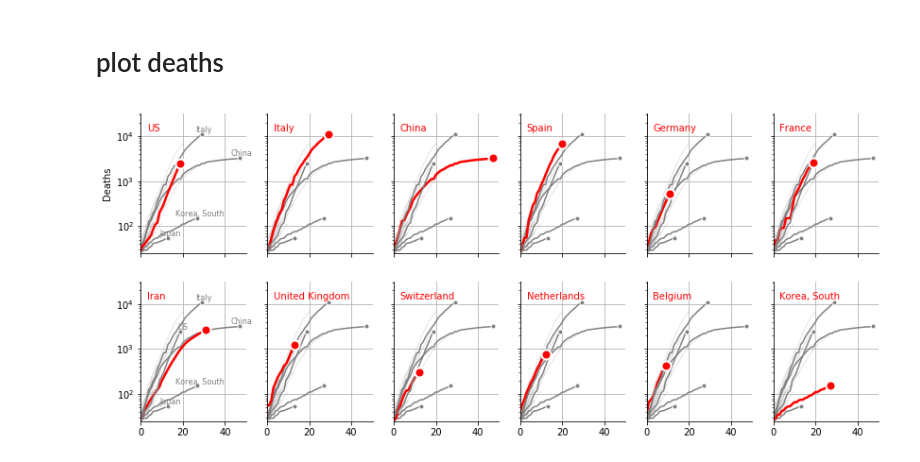
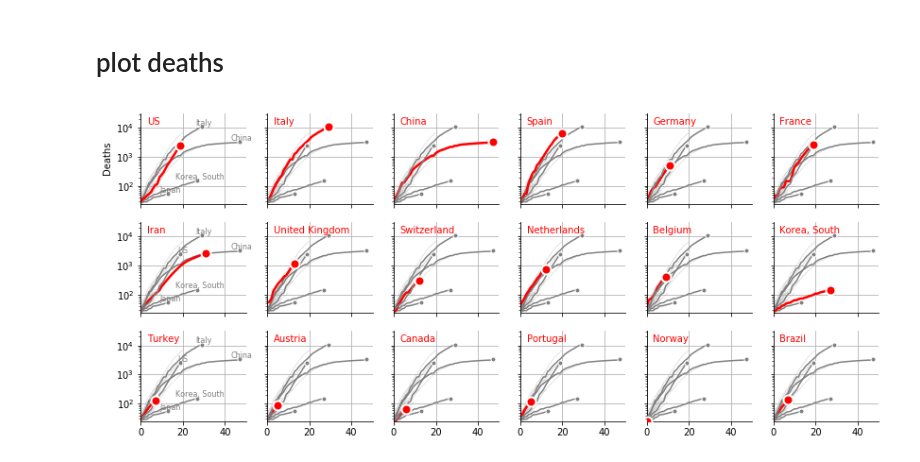
Before and after one commit to tlmohren/Covid19_analysis, a Jupyter notebook: JHUdata_country_log.ipynb, the cells around one changed output. Cells and saved outputs as stored; diff of their text form; code cells hidden in the pictures.

```diff
--- a/JHUdata_country_log.ipynb
+++ b/JHUdata_country_log.ipynb
@@ -355,7 +364,7 @@ def plot_highlight( ax_p, goal_country, df_country_pl):
 
     return ax_p
 
-dy = 2
+dy = 3
 dx = 6
 fig, ax = plt.subplots( dy,dx ,figsize=(14,6))
 
@@ -367,31 +376,31 @@ for i, (ax_1, goal_country) in enumerate( zip(ax.reshape(-1), sorted_names[:(dy*
         for country in threshold_countries:
             if (country in notable_countries) &( country not in goal_country):
                 bool_country = df_country['Country/Region'] == country
                 df_pl = df_country[bool_country]
 
                 y = df_pl['Death'].iloc[-1]*1.1
                 x = df_pl['Delta D'].iloc[-1] + 1
                 ax_1.annotate( country ,[x,y], color=emph_col, fontsize = 8, ha='center')
     else:
         ax_1.axes.get_yaxis().set_ticklabels([])
     if i< (dy-1)*dx:
         ax_1.axes.get_xaxis().set_ticklabels([])
 
 
     ax_1.axes.get_yaxis().set_ticks([1e2,1e3,1e4 ])
     ax_1.spines['top'].set_visible(False)
     ax_1.spines['right'].set_visible(False)
 ax[0,0].set_ylabel('Deaths')
 
 
 # # # # # save fig  -----------------------------------------------------------------------
 fig_name= 'covid_country_deathsHighlightLog'
 save_fig = True
 if save_fig:
     plt.savefig('./figs/' + fig_name + '.png',
             format='png', dpi=300,
             transparent=  True,
             bbox_inches = 'tight', pad_inches = 0,
             )
 # %% [output]
-[figure, old version]
+[figure, new version]
```
Also changed, not shown: parts of 2 cells of this notebook, 22 other files.
